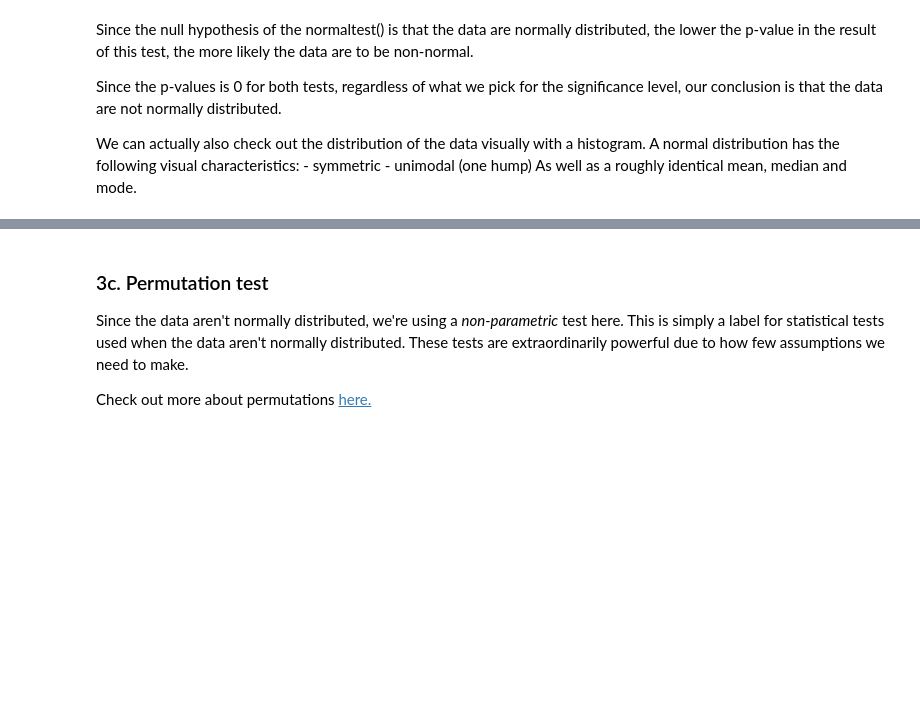
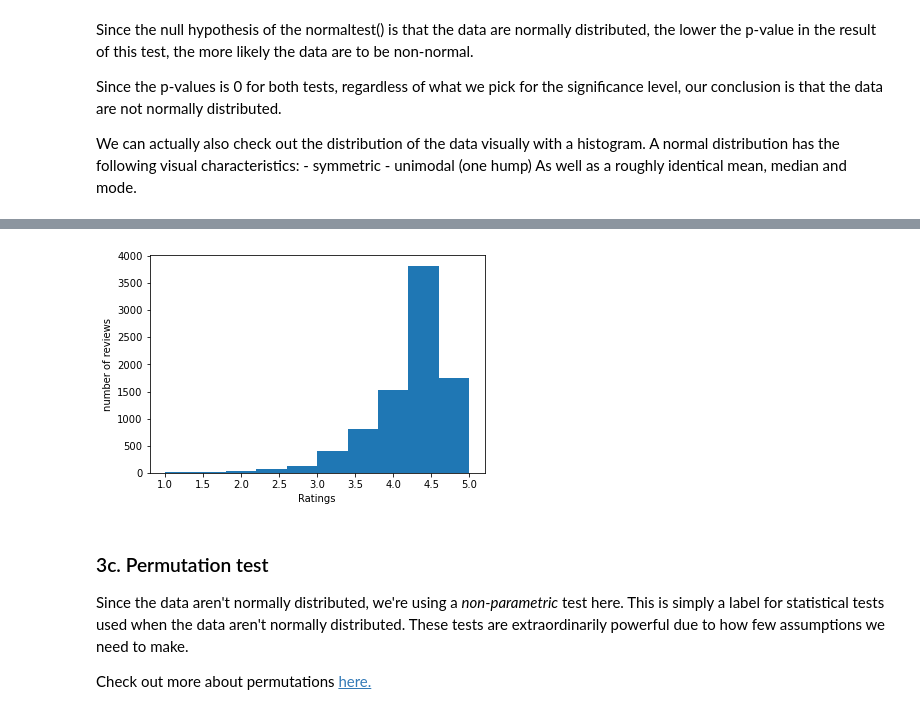
Before and after one commit to GwenToves/SpringBoard, a Jupyter notebook: Integrating Apps - Case Study/Project Files/Springboard Apps project - Tier 3 - Complete.ipynb, the cells around one changed output, grey strips where cells are left out. Drawn from its saved outputs; the diff is of its cells as text; code cells hidden in the pictures; blank space fills up the shorter version.

```diff
--- a/Integrating Apps - Case Study/Project Files/Springboard Apps project - Tier 3 - Complete.ipynb
+++ b/Integrating Apps - Case Study/Project Files/Springboard Apps project - Tier 3 - Complete.ipynb
@@ -458,6 +467,10 @@ _ _ _
 # %%
 # Create a histogram of the google data
-_ _ _
+_ = plt.hist(google)
+_ = plt.xlabel('Ratings')
+_ = plt.ylabel('number of reviews')
+# %% [output]
+[figure, added]
 # %% [markdown]
 ### 3c. Permutation test
 Since the data aren't normally distributed, we're using a *non-parametric* test here. This is simply a label for statistical tests used when the data aren't normally distributed. These tests are extraordinarily powerful due to how few assumptions we need to make.
```
Also changed, not shown: parts of 15 cells of this notebook.
